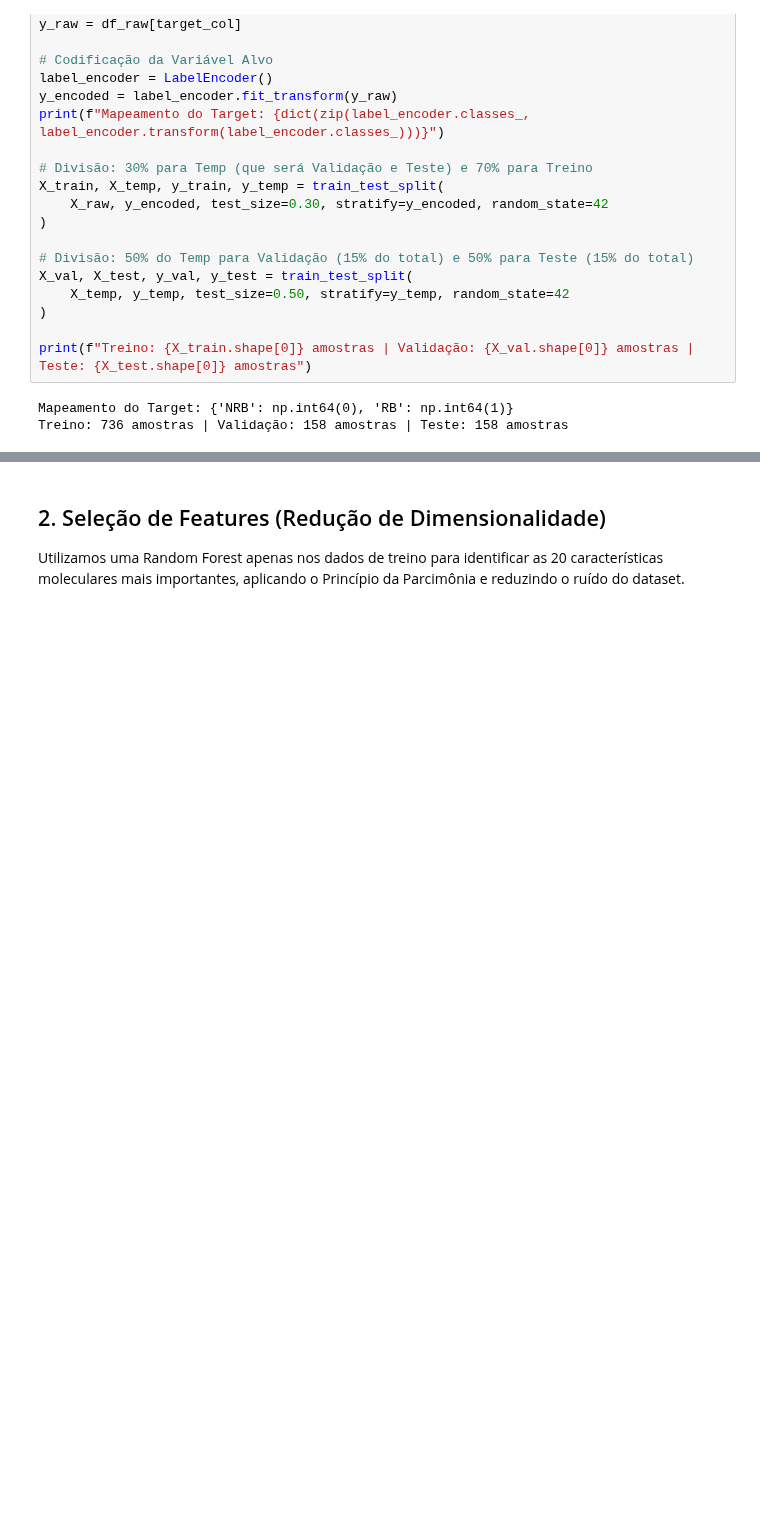
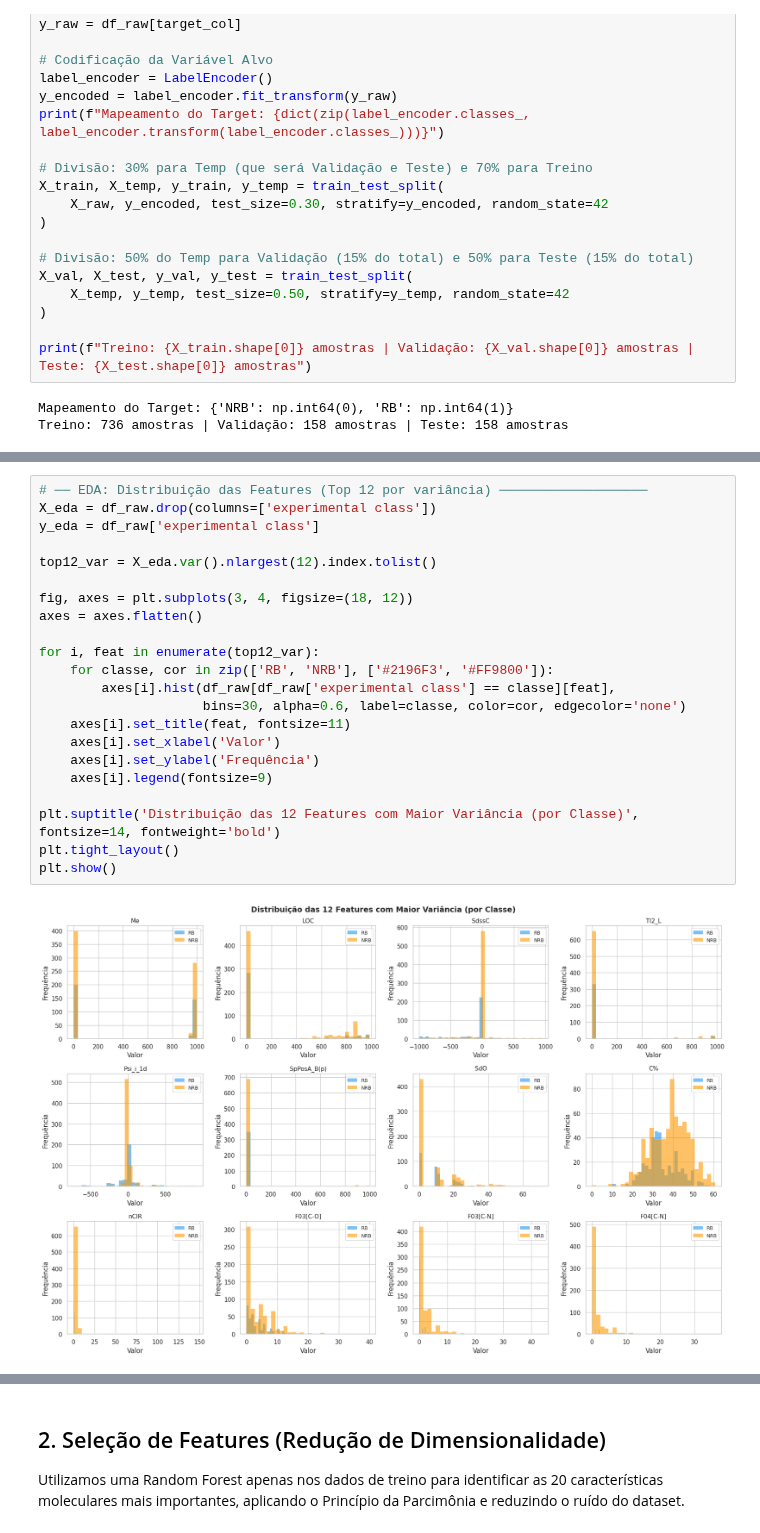
Before and after one commit to Gabrielogui/machine-learning, a Jupyter notebook: main.ipynb, the cells around one changed output, grey strips where cells are left out. Cells and saved outputs as stored; diff of their text form; blank space fills up the shorter version.

```diff
--- a/main.ipynb
+++ b/main.ipynb
@@ -66,0 +104,24 @@ Treino: 736 amostras | Validação: 158 amostras | Teste: 158 amostras
+# %%
+# ── EDA: Distribuição das Features (Top 12 por variância) ───────────────────
+X_eda = df_raw.drop(columns=['experimental class'])
+y_eda = df_raw['experimental class']
+
+top12_var = X_eda.var().nlargest(12).index.tolist()
+
+fig, axes = plt.subplots(3, 4, figsize=(18, 12))
+axes = axes.flatten()
+
+for i, feat in enumerate(top12_var):
+    for classe, cor in zip(['RB', 'NRB'], ['#2196F3', '#FF9800']):
+        axes[i].hist(df_raw[df_raw['experimental class'] == classe][feat],
+                     bins=30, alpha=0.6, label=classe, color=cor, edgecolor='none')
+    axes[i].set_title(feat, fontsize=11)
+    axes[i].set_xlabel('Valor')
+    axes[i].set_ylabel('Frequência')
+    axes[i].legend(fontsize=9)
+
+plt.suptitle('Distribuição das 12 Features com Maior Variância (por Classe)', fontsize=14, fontweight='bold')
+plt.tight_layout()
+plt.show()
+# %% [output]
+[figure, added]
```
Also changed, not shown: parts of 3 cells of this notebook.
